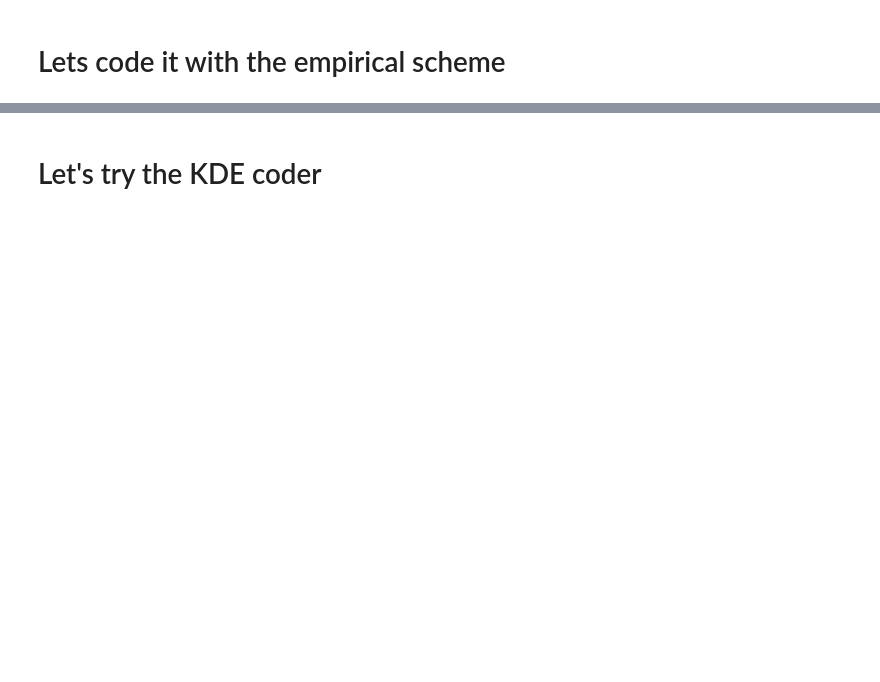
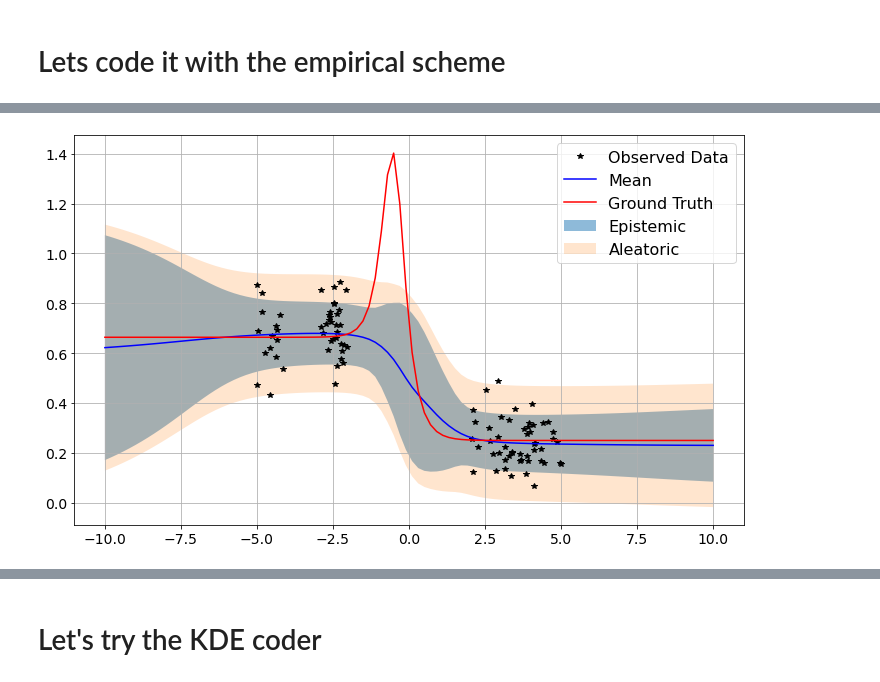
Before and after one commit to Bottledd/iREC, a Jupyter notebook: notebooks/hmc_bnn.ipynb, the cells around one changed output, grey strips where cells are left out. Cells and saved outputs as stored; diff of their text form; code cells hidden in the pictures; blank space fills up the shorter version.

```diff
--- a/notebooks/hmc_bnn.ipynb
+++ b/notebooks/hmc_bnn.ipynb
@@ -366,0 +354,41 @@ plt.show()
+# %%
+coding_sampler = CodingSampler
+auxiliary_posterior = EmpiricalMixturePosterior
+selection_sampler = GreedySampler
+omega = 5
+
+initial_seed = 0
+beamwidth = 1
+epsilon = 0.1
+num_compressed_samples = 50
+compressed_weights_emp_med_eps = []
+
+for i in trange(num_compressed_samples):
+    initial_seed = initial_seed + i * 10
+    encoder = Encoder(dummy_model,
+                     x_data,
+                     y_data,
+                     emp_samples,
+                     initial_seed,
+                     coding_sampler,
+                     selection_sampler,
+                     auxiliary_posterior,
+                     omega,
+                     beamwidth,
+                     epsilon=epsilon,
+                     prior_var=1./alpha,
+                     total_kl=kl_q_p)
+
+    encoder.auxiliary_posterior.coding_sampler.auxiliary_vars = aux_vars
+
+    w, idx = encoder.run_encoder()
+    compressed_weights_emp_med_eps.append(w[0])
+# %%
+pred_list_emp_med_eps, log_probs_f = hamiltorch.predict_model(net, x = xs.to(device),
+                                                  y = ys.to(device), samples=compressed_weights_emp_med_eps,
+                                                  model_loss=model_loss, tau_out=tau_out,
+                                                  tau_list=tau_list)
+
+plot_preds(pred_list_emp_med_eps)
+# %% [output]
+[figure, added]
```
Also changed, not shown: parts of 58 cells of this notebook, 14 other files.
